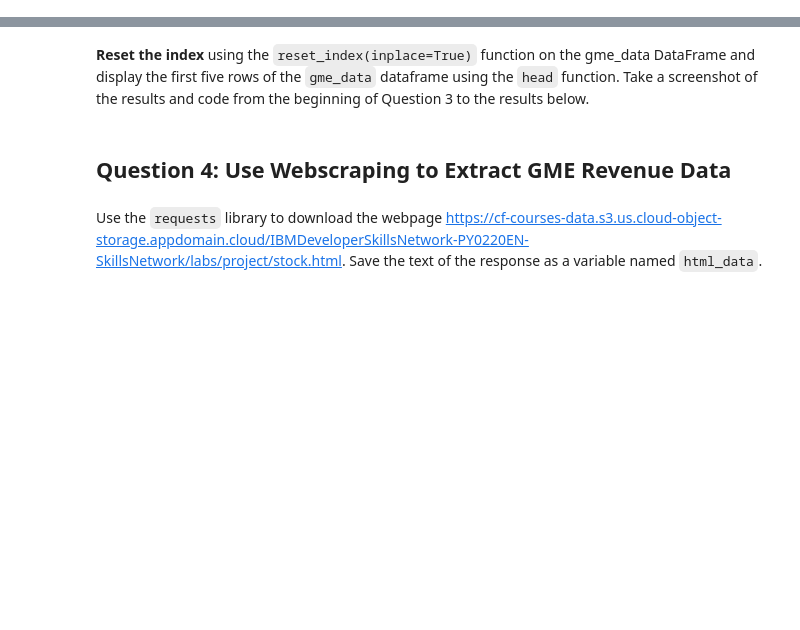
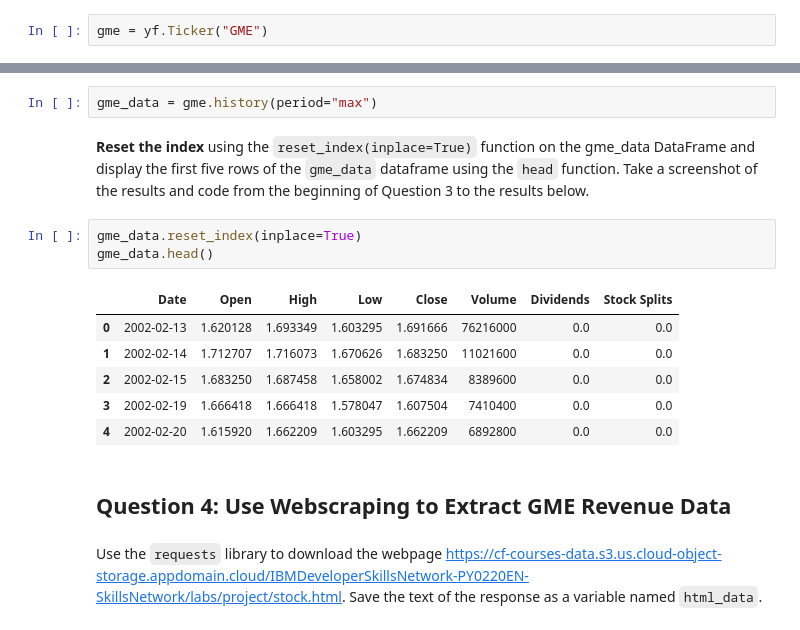
Before and after one commit to Hybridhash/Course-5---Python-Project-for-Data-Science, a Jupyter notebook: Final Assignment.ipynb, the cells around one changed output, grey strips where cells are left out. Cells and saved outputs as stored; diff of their text form; blank space fills up the shorter version.

Commit message:
Finalized with GME Stock

```diff
--- a/Final Assignment.ipynb
+++ b/Final Assignment.ipynb
@@ -190,10 +190,24 @@ tesla_revenue.tail()
 ## Question 3: Use yfinance to Extract Stock Data
 # %% [markdown]
 Using the `Ticker` function enter the ticker symbol of the stock we want to extract data on to create a ticker object. The stock is GameStop and its ticker symbol is `GME`.
+# %%
+gme = yf.Ticker("GME")
 # %% [markdown]
 Using the ticker object and the function `history` extract stock information and save it in a dataframe named `gme_data`. Set the `period` parameter to `max` so we get information for the maximum amount of time.
+# %%
+gme_data = gme.history(period="max")
 # %% [markdown]
 **Reset the index** using the `reset_index(inplace=True)` function on the gme_data DataFrame and display the first five rows of the `gme_data` dataframe using the `head` function. Take a screenshot of the results and code from the beginning of Question 3 to the results below.
+# %%
+gme_data.reset_index(inplace=True)
+gme_data.head()
+# %% [output]
+|  | Date | Open | High | Low | Close | Volume | Dividends | Stock Splits |
+| 0 | 2002-02-13 | 1.620128 | 1.693349 | 1.603295 | 1.691666 | 76216000 | 0.0 | 0.0 |
+| 1 | 2002-02-14 | 1.712707 | 1.716073 | 1.670626 | 1.683250 | 11021600 | 0.0 | 0.0 |
+| 2 | 2002-02-15 | 1.683250 | 1.687458 | 1.658002 | 1.674834 | 8389600 | 0.0 | 0.0 |
+| 3 | 2002-02-19 | 1.666418 | 1.666418 | 1.578047 | 1.607504 | 7410400 | 0.0 | 0.0 |
+| 4 | 2002-02-20 | 1.615920 | 1.662209 | 1.603295 | 1.662209 | 6892800 | 0.0 | 0.0 |
 # %% [markdown]
 ## Question 4: Use Webscraping to Extract GME Revenue Data
 # %% [markdown]
```
Also changed, not shown: parts of 8 cells of this notebook.
